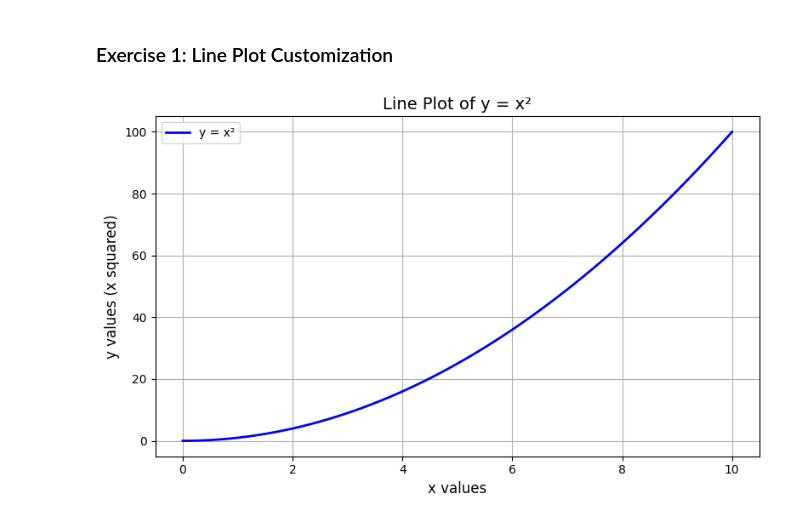
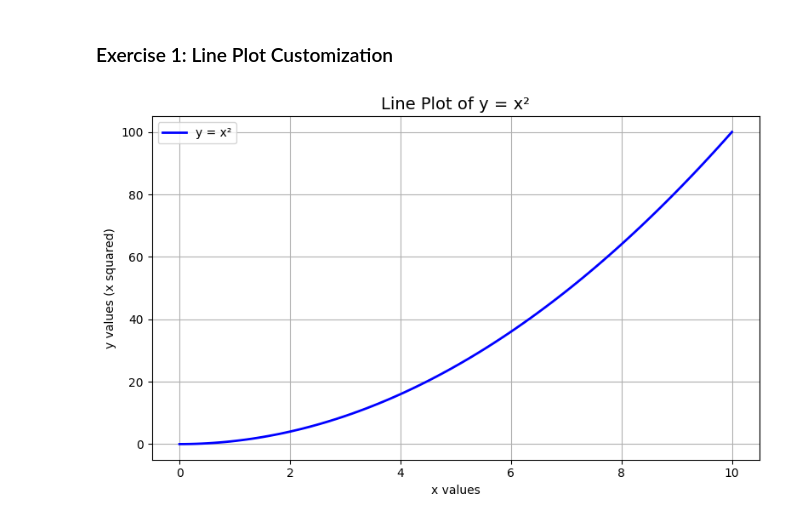
Before and after one commit to Vasudha-01/python-jupyter-template, a Jupyter notebook: src/1-line-plot.ipynb, the cells around one changed output. Cells and saved outputs as stored; diff of their text form; code cells hidden in the pictures.

```diff
--- a/src/1-line-plot.ipynb
+++ b/src/1-line-plot.ipynb
@@ -6,24 +6,24 @@
 # %%
 import matplotlib.pyplot as plt
 import numpy as np
 
 # Data
 x = np.linspace(0, 10, 100)
 y = x ** 2
 
+# Validate data
+if not np.issubdtype(x.dtype, np.number) or not np.issubdtype(y.dtype, np.number):
+    raise TypeError("x and y must contain numeric values.")
+
 # Plot
 plt.figure(figsize=(8, 5))
 plt.plot(x, y, label='y = x²', color='blue', linewidth=2)
-
-# Customization
 plt.title("Line Plot of y = x²", fontsize=14)
-plt.xlabel("x values", fontsize=12)
-plt.ylabel("y values (x squared)", fontsize=12)
+plt.xlabel("x values")
+plt.ylabel("y values (x squared)")
 plt.grid(True)
 plt.legend()
-
-# Show the plot
 plt.tight_layout()
 plt.show()
 # %% [output]
-[figure, old version]
+[figure, new version]
```
Also changed, not shown: 5 other files.
